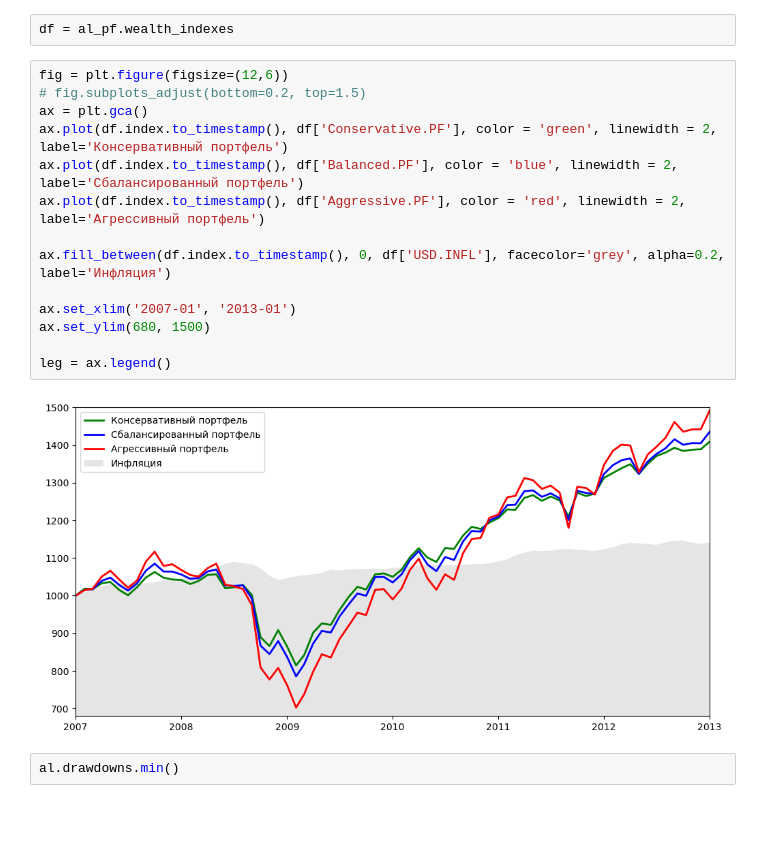
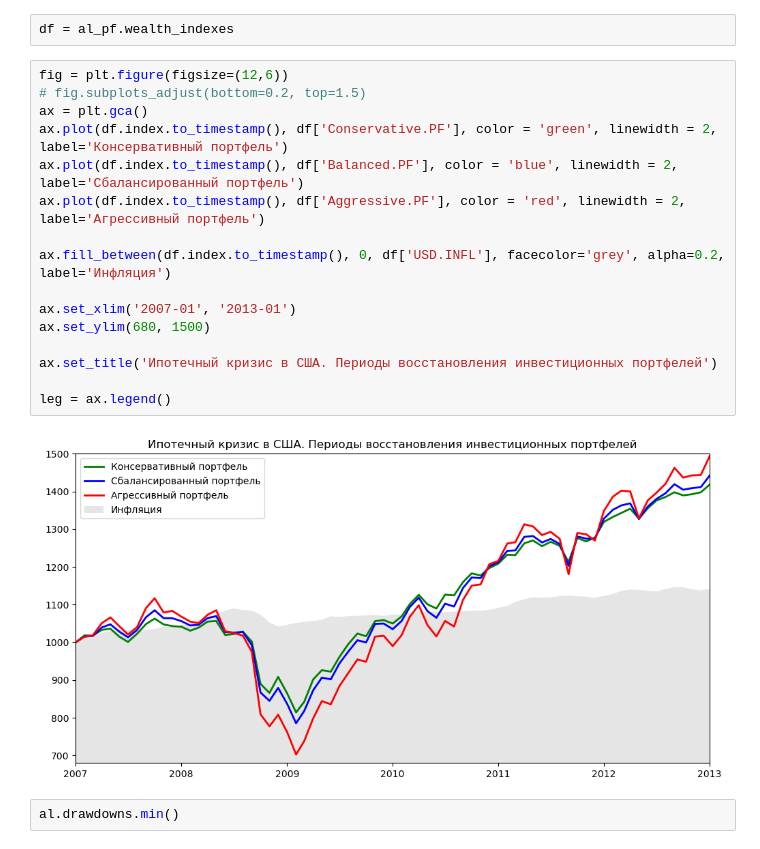
Before and after one commit to mbk-dev/publications_RUS, a Jupyter notebook: 05 portfolio recovery period after crisis.ipynb, the cells around one changed output. Drawn from its saved outputs; the diff is of its cells as text; blank space fills up the shorter version.

```diff
--- a/05 portfolio recovery period after crisis.ipynb
+++ b/05 portfolio recovery period after crisis.ipynb
@@ -359,19 +349,21 @@ df = al_pf.wealth_indexes
 # %%
 fig = plt.figure(figsize=(12,6))
 # fig.subplots_adjust(bottom=0.2, top=1.5)
 ax = plt.gca()
 ax.plot(df.index.to_timestamp(), df['Conservative.PF'], color = 'green', linewidth = 2, label='Консервативный портфель')
 ax.plot(df.index.to_timestamp(), df['Balanced.PF'], color = 'blue', linewidth = 2, label='Сбалансированный портфель')
 ax.plot(df.index.to_timestamp(), df['Aggressive.PF'], color = 'red', linewidth = 2, label='Агрессивный портфель')
 
 ax.fill_between(df.index.to_timestamp(), 0, df['USD.INFL'], facecolor='grey', alpha=0.2, label='Инфляция')
 
 ax.set_xlim('2007-01', '2013-01')
 ax.set_ylim(680, 1500)
 
+ax.set_title('Ипотечный кризис в США. Периоды восстановления инвестиционных портфелей')
+
 leg = ax.legend()
 # %% [output]
-[figure, old version]
+[figure, new version]
 # %%
 al.drawdowns.min()
 # %% [output]
```
Also changed, not shown: parts of 17 cells of this notebook, 3 other files.
